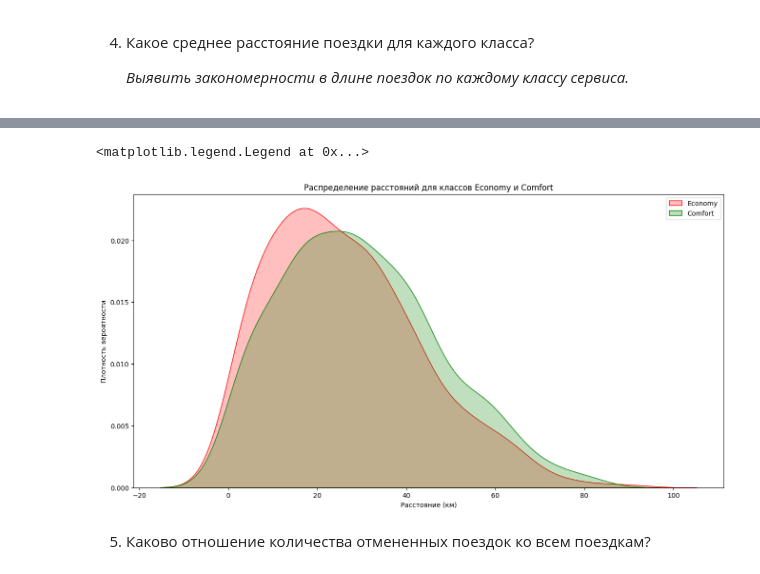
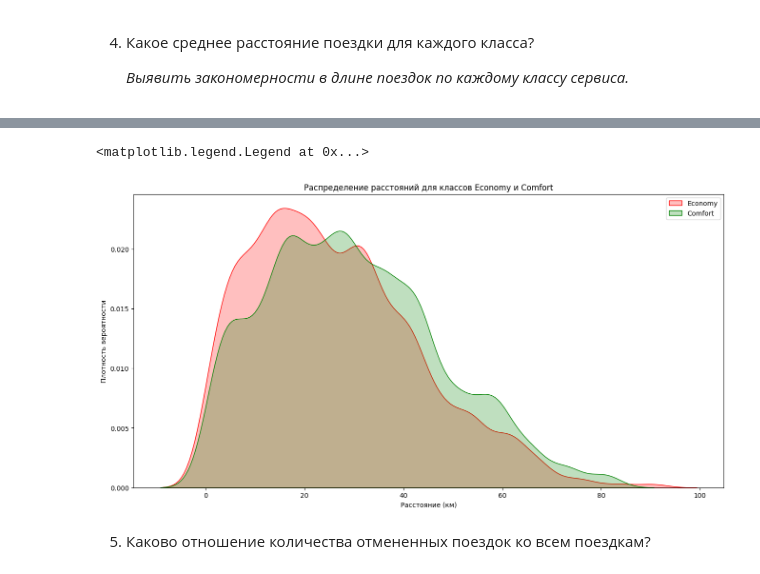
Before and after one commit to IrmA-ErroR/DS_Taxi_strategy, a Jupyter notebook: analysis.ipynb, the cells around one changed output, grey strips where cells are left out. Cells and saved outputs as stored; diff of their text form; code cells hidden in the pictures.

```diff
--- a/analysis.ipynb
+++ b/analysis.ipynb
@@ -366,21 +371,21 @@ plt.show()
 # %%
 # Фильтрация данных по классам
 economy_distances = data[data['offer_class_group'] == 'Economy']['distance_km']
 comfort_distances = data[data['offer_class_group'] == 'Comfort']['distance_km']
 
 # Построение графиков пересечения для Economy и Comfort
 plt.figure(figsize=(16, 8))
 
-sns.kdeplot(economy_distances, fill=True, color='red', label='Economy')
-sns.kdeplot(comfort_distances, fill=True, color='green', label='Comfort')
+sns.kdeplot(economy_distances, fill=True, color='red', bw_adjust=0.6, label='Economy')
+sns.kdeplot(comfort_distances, fill=True, color='green', bw_adjust=0.6, label='Comfort')
 
 plt.title('Распределение расстояний для классов Economy и Comfort')
 plt.xlabel('Расстояние (км)')
 plt.ylabel('Плотность вероятности')
 plt.legend()
 # %% [output]
 <matplotlib.legend.Legend at 0x...>
-[figure, old version]
+[figure, new version]
 # %% [markdown]
 5. Каково отношение количества отмененных поездок ко всем поездкам?
 # %%
```
Also changed, not shown: parts of 14 cells of this notebook.
